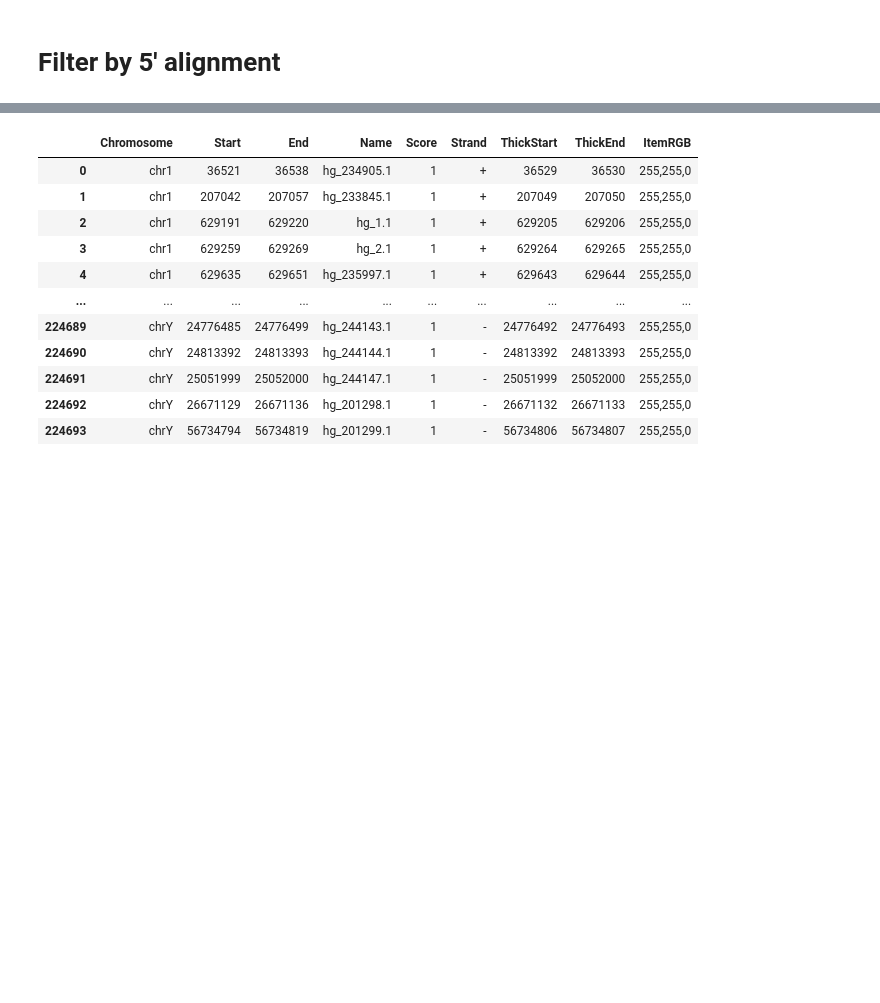
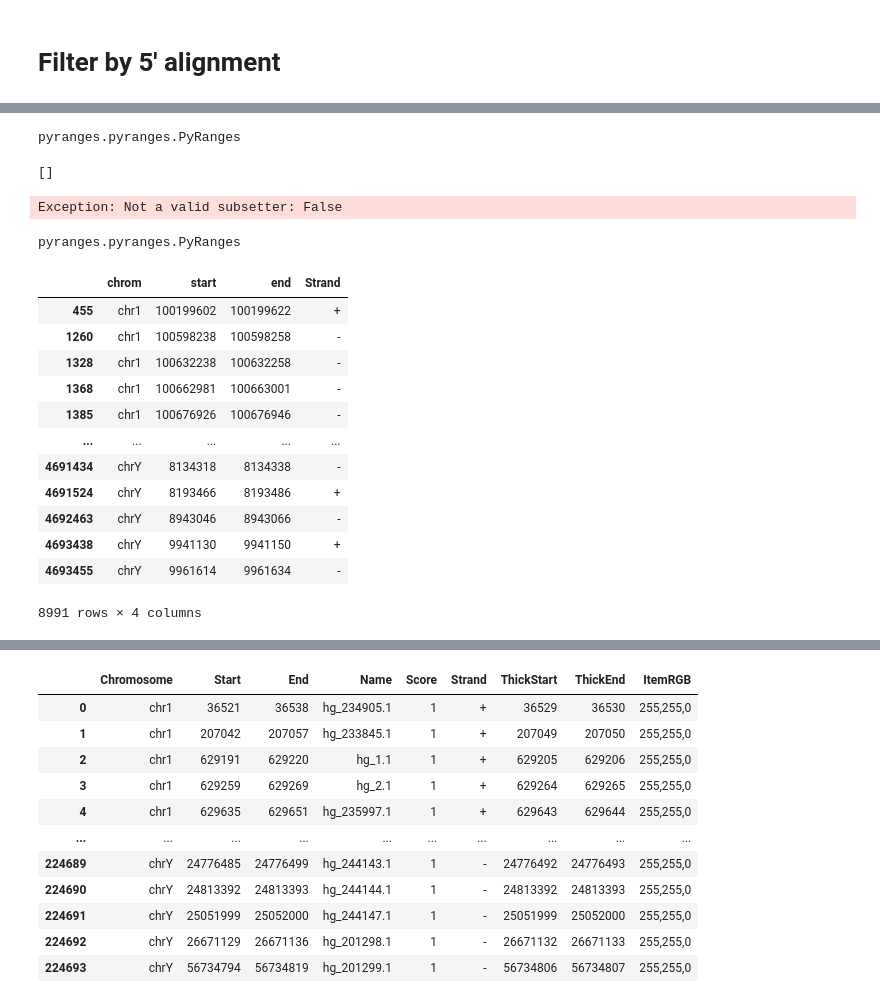
Before and after one commit to dmnburrows/line1_ageing, a Jupyter notebook: te_rna.ipynb, the cells around one changed output, grey strips where cells are left out. Drawn from its saved outputs; the diff is of its cells as text; code cells hidden in the pictures; blank space fills up the shorter version.

```diff
--- a/te_rna.ipynb
+++ b/te_rna.ipynb
@@ -366,2 +365,2 @@ plt.show()
 # %%
-prac1 = pr.read_gtf('/cndd3/dburrows/DATA/te/gtf/annotations/rmsk/rmsk.hg38.gtf', as_df=True)
+prac1 = pr.read_gtf('/cndd3/dburrows/DATA/te/gtf/annotations/rmsk/rmsk.hg38.gtf')
@@ -367,0 +370,47 @@ prac1 = pr.read_gtf('/cndd3/dburrows/DATA/te/gtf/annotations/rmsk/rmsk.hg38.gtf'
+# %%
+type(prac1)
+# %% [output]
+pyranges.pyranges.PyRanges
+# %%
+prac1['family_id']
+# %% [output]
+[]
+# %%
+#Remove truncated insertions by length
+min_length = 5500 #define minimum length for insertion
+
+L1 = prac1[prac1['family_id']=='L1']
+#Remove L1 repeats that are less than 5500 bp
+L1_filt = L1[L1['End']-L1['Start'] > min_length]
+L1_filt
+# %% [output]
+Exception: Not a valid subsetter: False
+# %%
+# Create bed file
+n_start = 20 #Define the number of bps from the start of insertion read must align to
+
+L1_bed = pd.DataFrame()
+L1_bed['Chromosome'] = L1_filt['Chromosome']
+L1_bed['Start'] = L1_filt['Start']
+L1_bed['End'] = L1_filt['Start'] + n_start
+L1_bed['Strand'] = L1_filt['Strand']
+# %%
+type()
+# %% [output]
+pyranges.pyranges.PyRanges
+# %%
+L1_bed
+# %% [output]
+|  | chrom | start | end | Strand |
+| 455 | chr1 | 100199602 | 100199622 | + |
+| 1260 | chr1 | 100598238 | 100598258 | - |
+| 1328 | chr1 | 100632238 | 100632258 | - |
+| 1368 | chr1 | 100662981 | 100663001 | - |
+| 1385 | chr1 | 100676926 | 100676946 | - |
+| ... | ... | ... | ... | ... |
+| 4691434 | chrY | 8134318 | 8134338 | - |
+| 4691524 | chrY | 8193466 | 8193486 | + |
+| 4692463 | chrY | 8943046 | 8943066 | - |
+| 4693438 | chrY | 9941130 | 9941150 | + |
+| 4693455 | chrY | 9961614 | 9961634 | - |
+8991 rows × 4 columns
```
Also changed, not shown: parts of 17 cells of this notebook, 4 other files.
